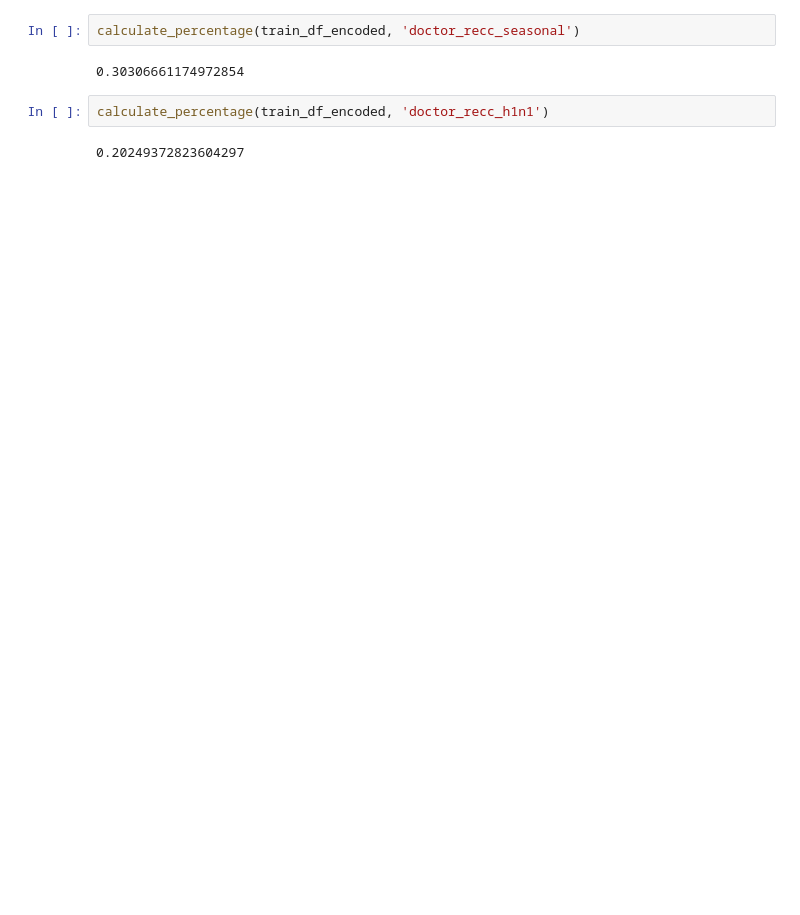
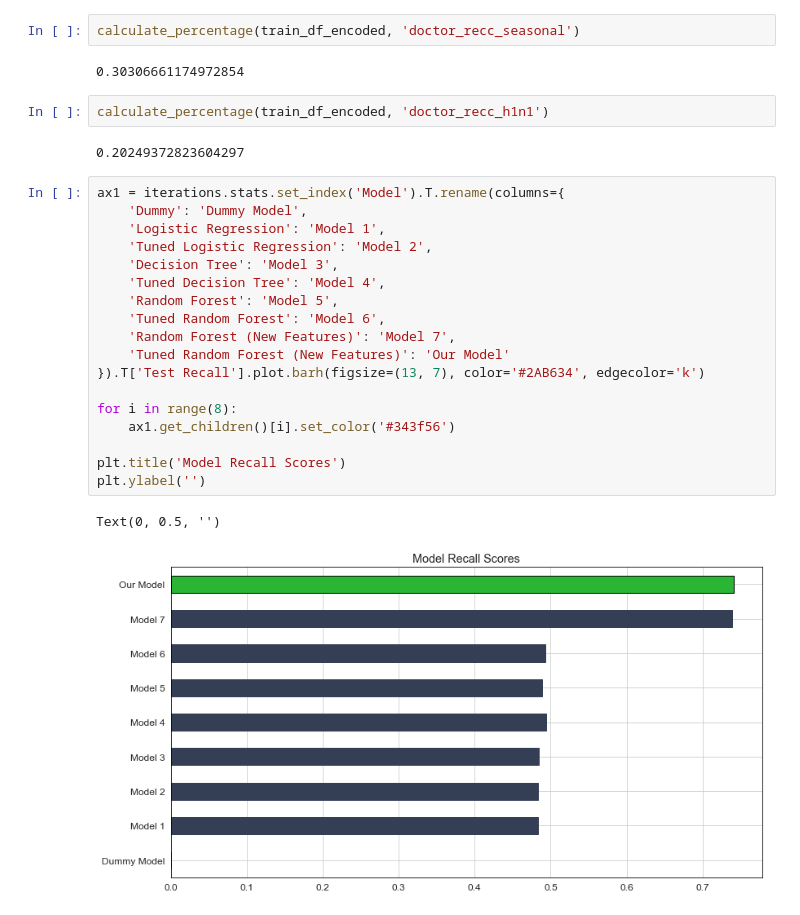
Before and after one commit to pmjustafort/flushotlearning, a Jupyter notebook: index.ipynb, the cells around one changed output. Cells and saved outputs as stored; diff of their text form; blank space fills up the shorter version.

```diff
--- a/index.ipynb
+++ b/index.ipynb
@@ -540,3 +635,24 @@ calculate_percentage(train_df_encoded, 'doctor_recc_seasonal')
 calculate_percentage(train_df_encoded, 'doctor_recc_h1n1')
 # %% [output]
 0.20249372823604297
+# %%
+ax1 = iterations.stats.set_index('Model').T.rename(columns={
+    'Dummy': 'Dummy Model',
+    'Logistic Regression': 'Model 1',
+    'Tuned Logistic Regression': 'Model 2',
+    'Decision Tree': 'Model 3',
+    'Tuned Decision Tree': 'Model 4',
+    'Random Forest': 'Model 5',
+    'Tuned Random Forest': 'Model 6',
+    'Random Forest (New Features)': 'Model 7',
+    'Tuned Random Forest (New Features)': 'Our Model'
+}).T['Test Recall'].plot.barh(figsize=(13, 7), color='#2AB634', edgecolor='k')
+
+for i in range(8):
+    ax1.get_children()[i].set_color('#343f56')
+
+plt.title('Model Recall Scores')
+plt.ylabel('')
+# %% [output]
+Text(0, 0.5, '')
+[figure, added]
```
Also changed, not shown: parts of 14 cells of this notebook.
